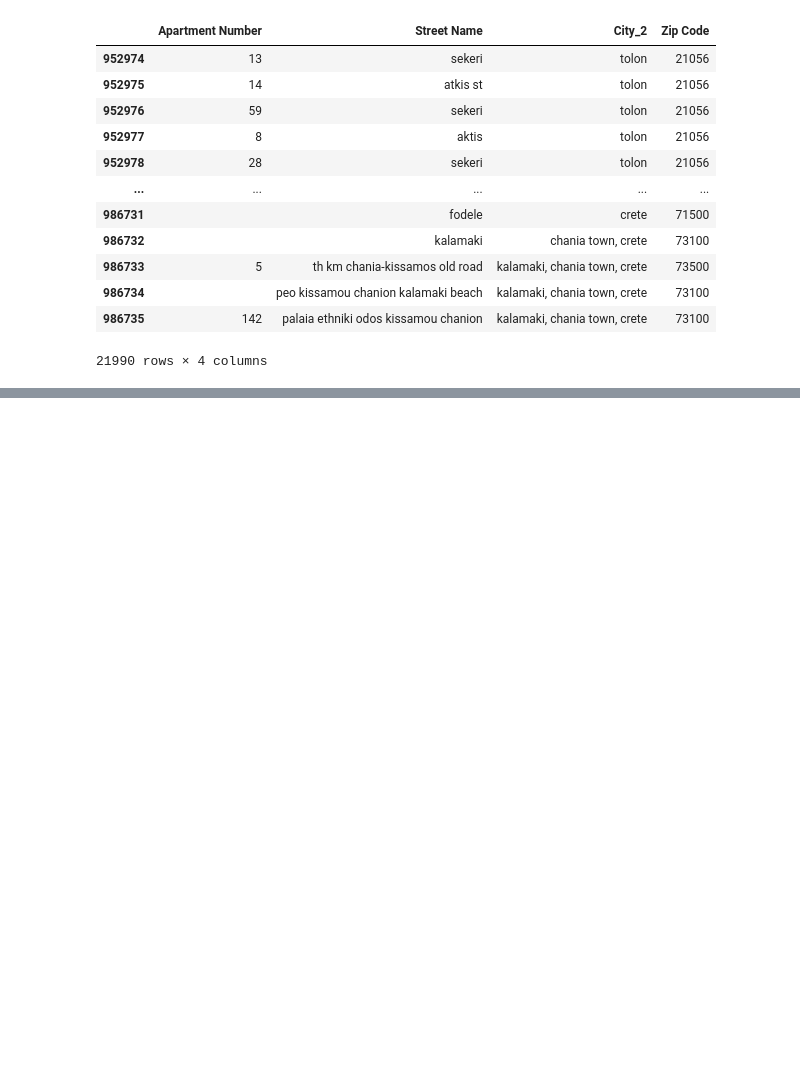
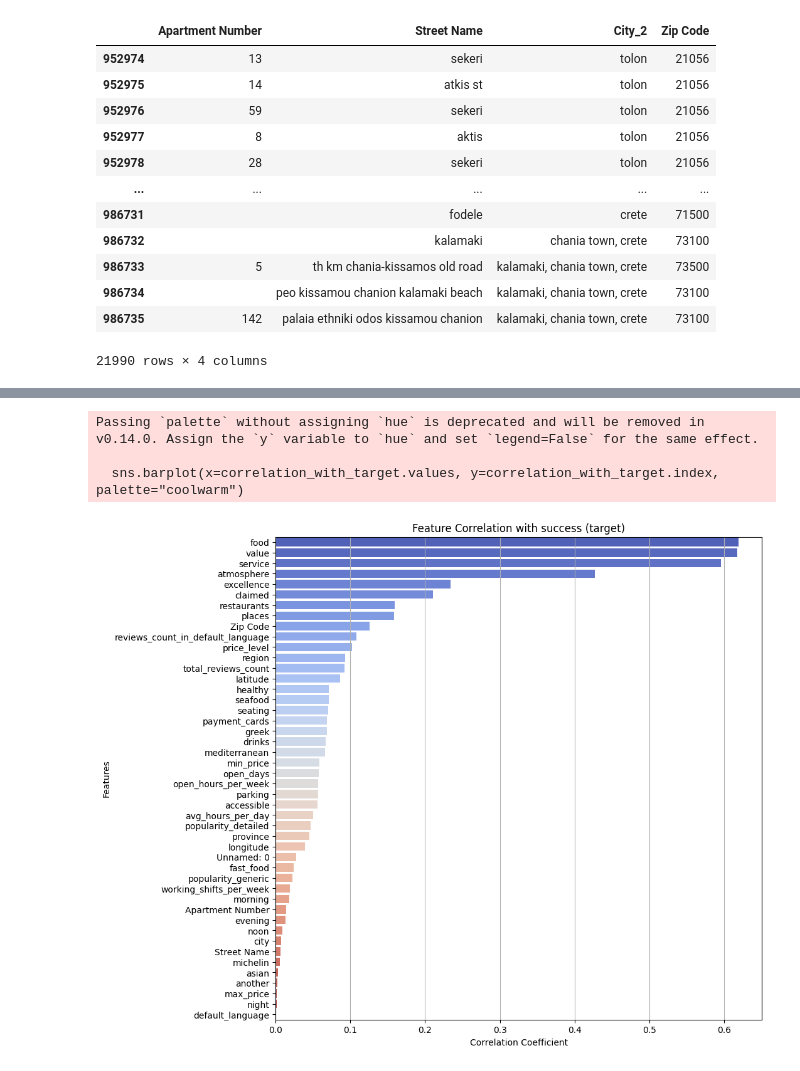
Before and after one commit to yeshurunlevi/popularity-of-restaurants-in-Greece, a Jupyter notebook: popularity_of_restaurants_in_Greece.ipynb, the cells around one changed output, grey strips where cells are left out. Cells and saved outputs as stored; diff of their text form; code cells hidden in the pictures; blank space fills up the shorter version.

```diff
--- a/popularity_of_restaurants_in_Greece.ipynb
+++ b/popularity_of_restaurants_in_Greece.ipynb
@@ -296,0 +376,11 @@ drive.mount('/content/drive')
+# %%
+import pandas as pd
+import numpy as np
+import pandas as pd
+import numpy as np
+import seaborn as sns
+import matplotlib.pyplot as plt
+from scipy.stats import zscore, ks_2samp
+from sklearn.preprocessing import LabelEncoder
+
+df3 = pd.read_csv(r'/content/drive/MyDrive/Trip Advisor EU restaurants /tripadvisor_european_restaurants_1.csv')
@@ -296,0 +426,28 @@ drive.mount('/content/drive')
+# %%
+# Sample 10,000 random rows
+#df_sampled = df3.sample(n=15_000, random_state=42)
+
+# Define target column name (change this to your actual target column)
+target_column = "success (target)"
+
+# Compute correlation of all features with the target
+correlation_with_target = df3.corr()[target_column].drop(target_column)  # Exclude self-correlation
+
+# Sort correlations by absolute value (optional, for better visualization)
+correlation_with_target = correlation_with_target.abs().sort_values(ascending=False)
+
+# Plot the correlations
+plt.figure(figsize=(10, 10))
+sns.barplot(x=correlation_with_target.values, y=correlation_with_target.index, palette="coolwarm")
+plt.xlabel("Correlation Coefficient")
+plt.ylabel("Features")
+plt.title(f"Feature Correlation with {target_column}")
+plt.grid(axis="x")
+
+# Show the plot
+plt.show()
+# %% [output]
+Passing `palette` without assigning `hue` is deprecated and will be removed in v0.14.0. Assign the `y` variable to `hue` and set `legend=False` for the same effect.
+
+  sns.barplot(x=correlation_with_target.values, y=correlation_with_target.index, palette="coolwarm")
+[figure, added]
```
Also changed, not shown: parts of 28 cells of this notebook.
